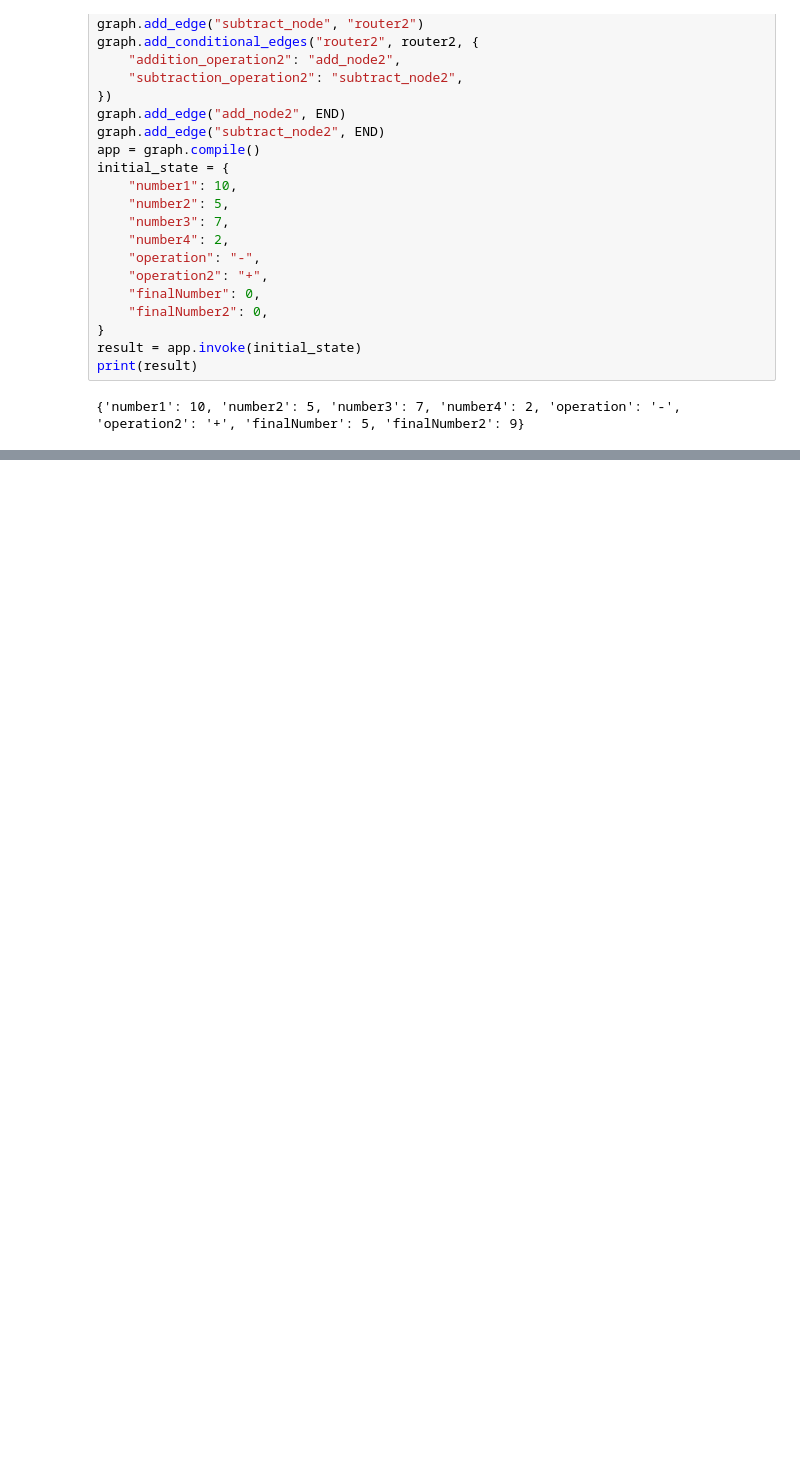
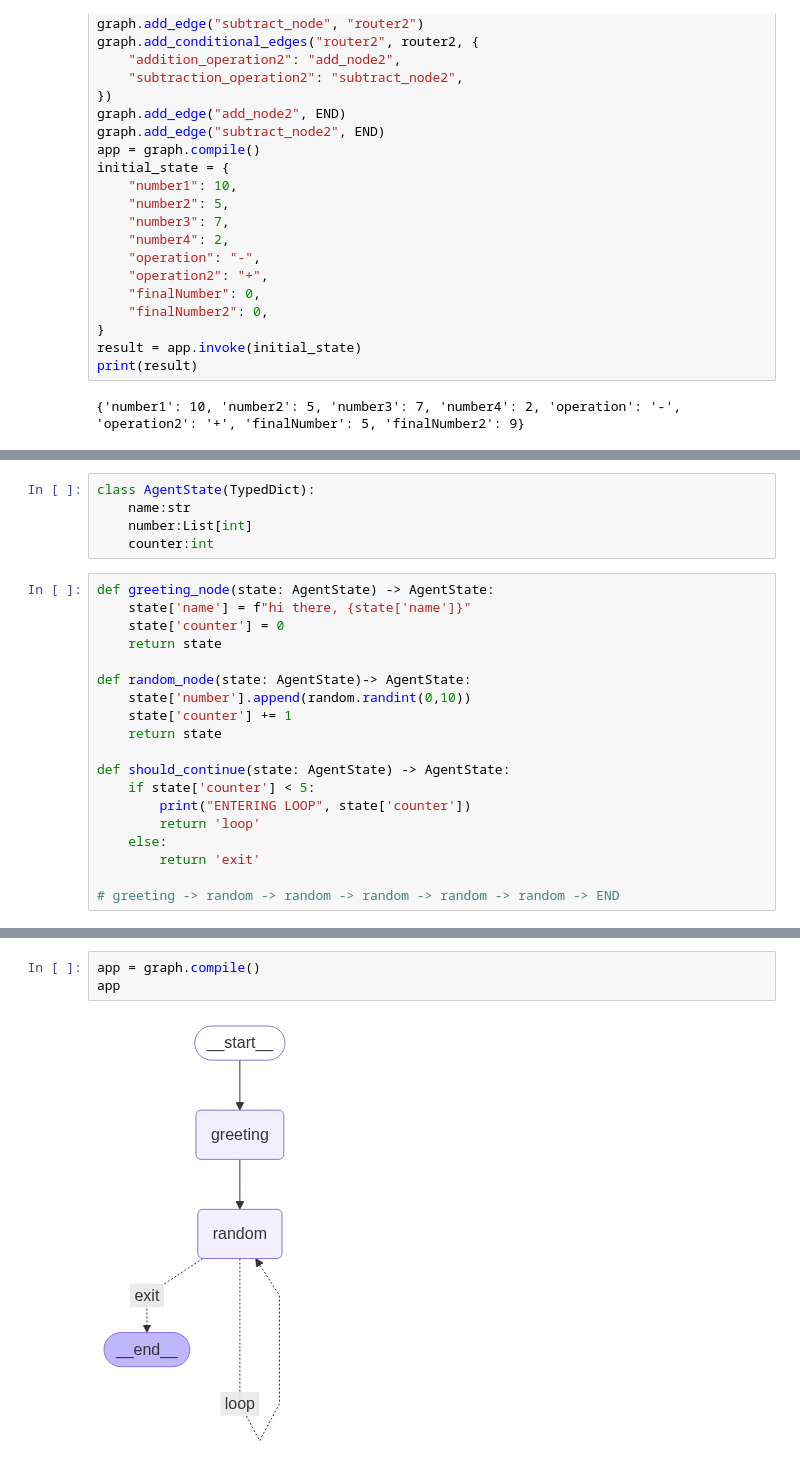
Before and after one commit to MONARCH1108/Learning_frameworks, a Jupyter notebook: langgraph/langgraph.ipynb, the cells around one changed output, grey strips where cells are left out. Drawn from its saved outputs; the diff is of its cells as text; blank space fills up the shorter version.

```diff
--- a/langgraph/langgraph.ipynb
+++ b/langgraph/langgraph.ipynb
@@ -373,0 +384,24 @@ print(result)
+# %%
+class AgentState(TypedDict):
+    name:str
+    number:List[int]
+    counter:int
+# %%
+def greeting_node(state: AgentState) -> AgentState:
+    state['name'] = f"hi there, {state['name']}"
+    state['counter'] = 0
+    return state
+
+def random_node(state: AgentState)-> AgentState:
+    state['number'].append(random.randint(0,10))
+    state['counter'] += 1
+    return state
+
+def should_continue(state: AgentState) -> AgentState:
+    if state['counter'] < 5:
+        print("ENTERING LOOP", state['counter'])
+        return 'loop'
+    else:
+        return 'exit'
+
+# greeting -> random -> random -> random -> random -> random -> END
@@ -373,0 +423,5 @@ print(result)
+# %%
+app = graph.compile()
+app
+# %% [output]
+[figure, added]
```
Also changed, not shown: parts of 15 cells of this notebook, 1 other file.
